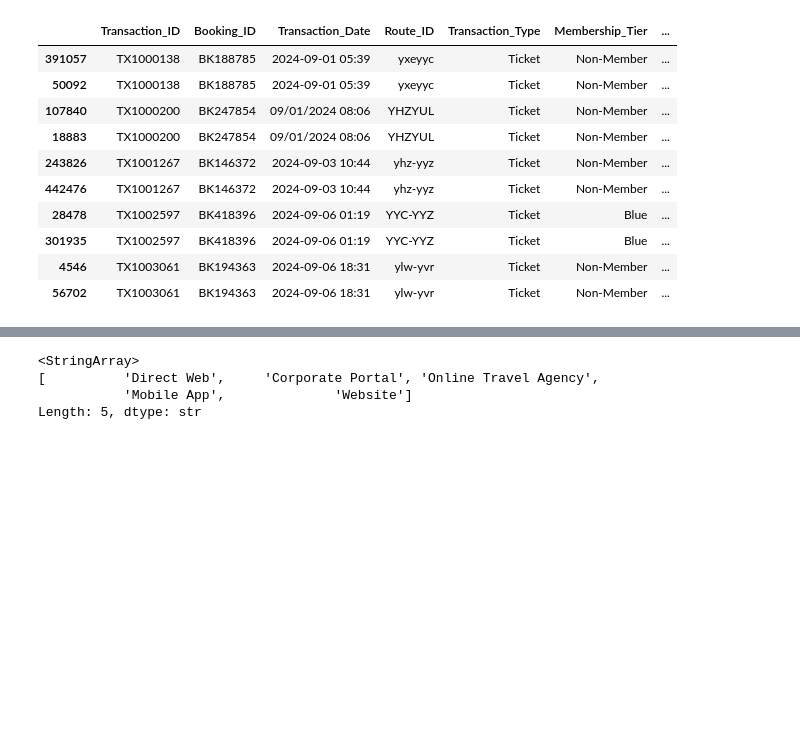
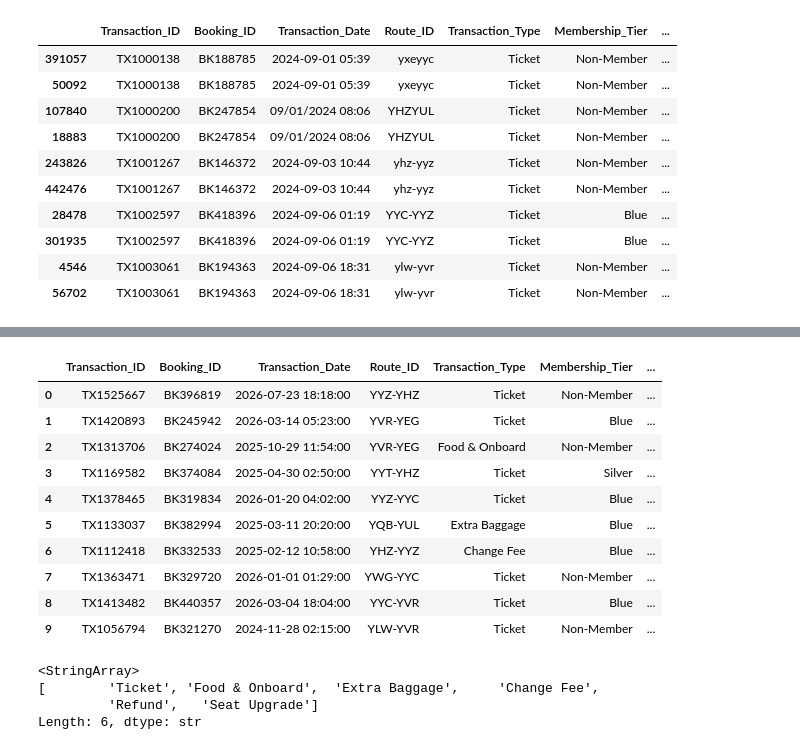
Before and after one commit to noahhynds/first-byte-2026, a Jupyter notebook: notebooks/01_clean_data.ipynb, the cells around one changed output, grey strips where cells are left out. Saved outputs shown, nothing was run; the diff lists cells and outputs as text; code cells hidden in the pictures; blank space fills up the shorter version.

```diff
--- a/notebooks/01_clean_data.ipynb
+++ b/notebooks/01_clean_data.ipynb
@@ -206,13 +232,14 @@ transactions['Route_ID'] = (
     .str.replace(" ", "-")
     .str.replace(r"^([A-Z]{3})([A-Z]{3})$", r"\1-\2", regex=True)
 )
+
+# Standardizing Booking_Channel
 transactions["Booking_Channel"] = (
     transactions["Booking_Channel"]
     .str.strip()
     .str.title()
 )
 
-# Standardizing Booking_Channel
 channel_map = {
     # Direct Web
     "Web": "Direct Web",
@@ -231,10 +258,23 @@ channel_map = {
     "OTA": "Online Travel Agency",
     "Ota": "Online Travel Agency"
 }
+transactions["Booking_Channel"] = transactions["Booking_Channel"].replace(channel_map)
 
-# 3. Apply the mapping
-transactions["Booking_Channel"] = transactions["Booking_Channel"].replace(channel_map)
-print(transactions.head(10))
+# Standardizing Payment_Method
+transactions["Payment_Method"] = (
+    transactions["Payment_Method"]
+    .str.strip()
+    .str.title()
+)
 
-transactions["Booking_Channel"].unique()
+# Standardizing Transaction_Type
+transactions["Transaction_Type"] = (
+    transactions["Transaction_Type"]
+    .str.strip()
+    .str.title()
+)
+
+# Fill in NA values in Membership_Tier with "Non-Member"
+transactions["Membership_Tier"] = transactions["Membership_Tier"].fillna("Non-Member")
+transactions.head(10)
 # %% [output]
@@ -258,4 +281,18 @@ transactions["Booking_Channel"].unique()
-<StringArray>
-[          'Direct Web',     'Corporate Portal', 'Online Travel Agency',
-           'Mobile App',              'Website']
-Length: 5, dtype: str
+|  | Transaction_ID | Booking_ID | Transaction_Date | Route_ID | Transaction_Type | Membership_Tier | ... |
+| 0 | TX1525667 | BK396819 | 2026-07-23 18:18:00 | YYZ-YHZ | Ticket | Non-Member | ... |
+| 1 | TX1420893 | BK245942 | 2026-03-14 05:23:00 | YVR-YEG | Ticket | Blue | ... |
+| 2 | TX1313706 | BK274024 | 2025-10-29 11:54:00 | YVR-YEG | Food & Onboard | Non-Member | ... |
+| 3 | TX1169582 | BK374084 | 2025-04-30 02:50:00 | YYT-YHZ | Ticket | Silver | ... |
+| 4 | TX1378465 | BK319834 | 2026-01-20 04:02:00 | YYZ-YYC | Ticket | Blue | ... |
+| 5 | TX1133037 | BK382994 | 2025-03-11 20:20:00 | YQB-YUL | Extra Baggage | Blue | ... |
+| 6 | TX1112418 | BK332533 | 2025-02-12 10:58:00 | YHZ-YYZ | Change Fee | Blue | ... |
+| 7 | TX1363471 | BK329720 | 2026-01-01 01:29:00 | YWG-YYC | Ticket | Non-Member | ... |
+| 8 | TX1413482 | BK440357 | 2026-03-04 18:04:00 | YYC-YVR | Ticket | Blue | ... |
+| 9 | TX1056794 | BK321270 | 2024-11-28 02:15:00 | YLW-YVR | Ticket | Non-Member | ... |
+# %%
+transactions["Transaction_Type"].unique()
+# %% [output]
+<StringArray>
+[        'Ticket', 'Food & Onboard',  'Extra Baggage',     'Change Fee',
+         'Refund',   'Seat Upgrade']
+Length: 6, dtype: str
```
Also changed, not shown: parts of 14 cells of this notebook.
